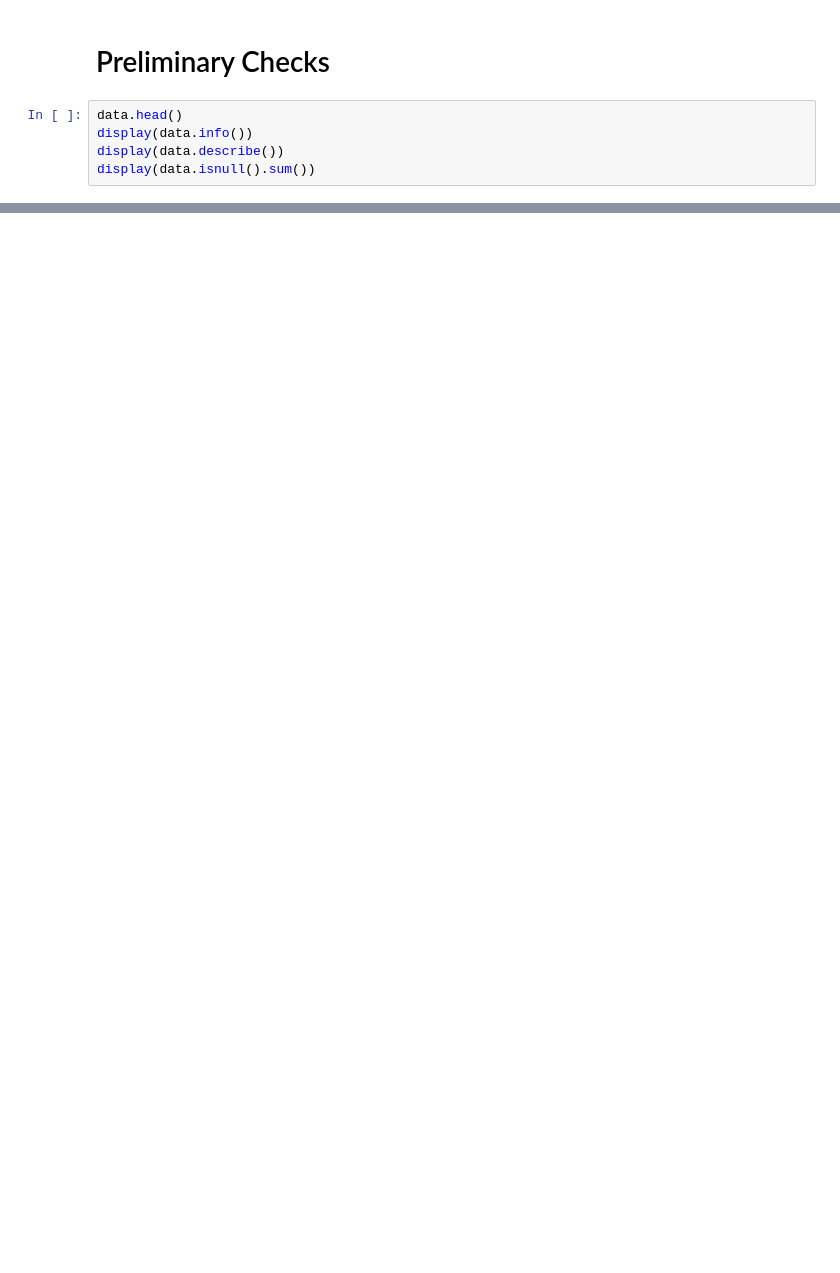
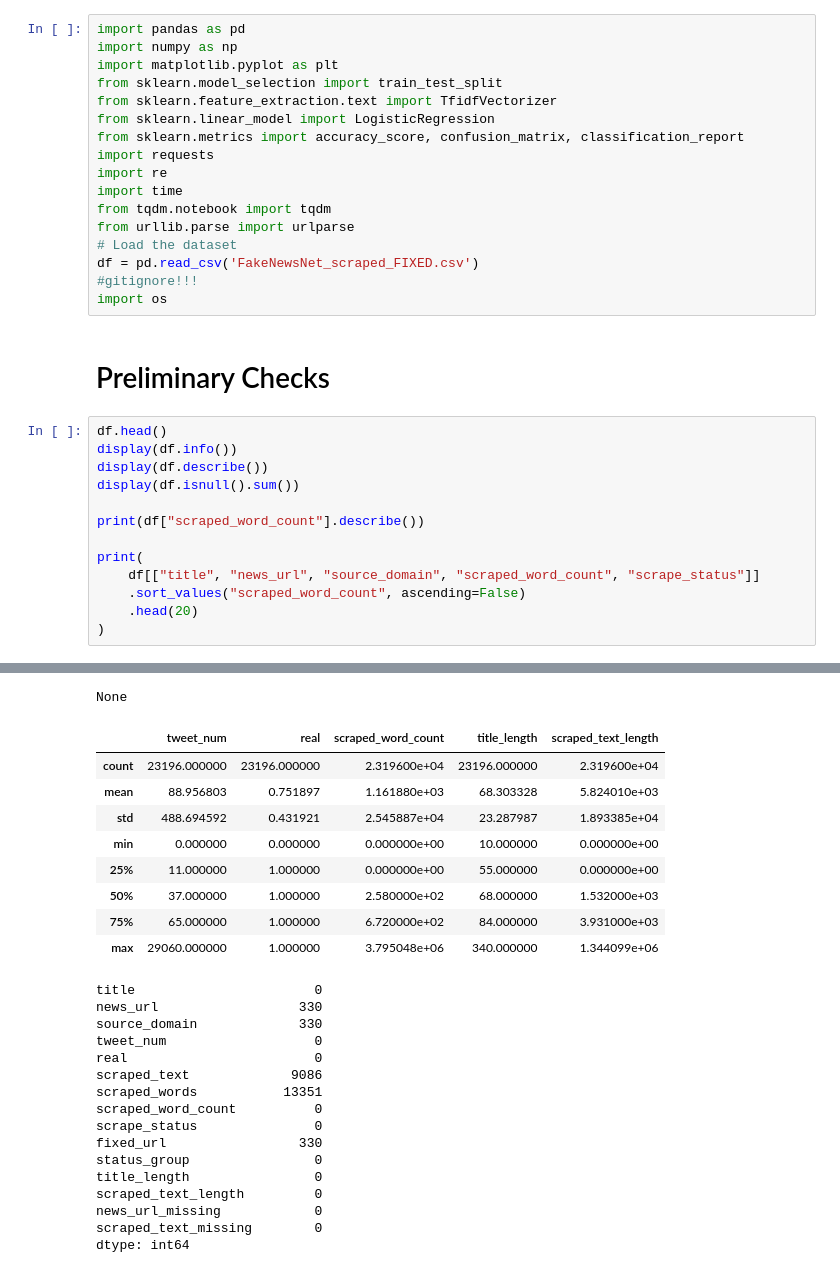
Before and after one commit to froxenfather/fakenews, a Jupyter notebook: EDA/EDA.ipynb, the cells around one changed output, grey strips where cells are left out. Saved outputs shown, nothing was run; the diff lists cells and outputs as text; blank space fills up the shorter version.

```diff
--- a/EDA/EDA.ipynb
+++ b/EDA/EDA.ipynb
@@ -21,8 +23,33 @@ ModuleNotFoundError: No module named 'pandas'
+# %%
+import pandas as pd
+import numpy as np
+import matplotlib.pyplot as plt
+from sklearn.model_selection import train_test_split
+from sklearn.feature_extraction.text import TfidfVectorizer
+from sklearn.linear_model import LogisticRegression
+from sklearn.metrics import accuracy_score, confusion_matrix, classification_report
+import requests
+import re
+import time
+from tqdm.notebook import tqdm
+from urllib.parse import urlparse
+# Load the dataset
+df = pd.read_csv('FakeNewsNet_scraped_FIXED.csv')
+#gitignore!!!
+import os
 # %% [markdown]
 # Preliminary Checks
 # %%
-data.head()
-display(data.info())
-display(data.describe())
-display(data.isnull().sum())
+df.head()
+display(df.info())
+display(df.describe())
+display(df.isnull().sum())
+
+print(df["scraped_word_count"].describe())
+
+print(
+    df[["title", "news_url", "source_domain", "scraped_word_count", "scrape_status"]]
+    .sort_values("scraped_word_count", ascending=False)
+    .head(20)
+)
 # %% [output]
@@ -29,0 +73,26 @@ NameError: name 'data' is not defined
+None
+|  | tweet_num | real | scraped_word_count | title_length | scraped_text_length |
+| count | 23196.000000 | 23196.000000 | 2.319600e+04 | 23196.000000 | 2.319600e+04 |
+| mean | 88.956803 | 0.751897 | 1.161880e+03 | 68.303328 | 5.824010e+03 |
+| std | 488.694592 | 0.431921 | 2.545887e+04 | 23.287987 | 1.893385e+04 |
+| min | 0.000000 | 0.000000 | 0.000000e+00 | 10.000000 | 0.000000e+00 |
+| 25% | 11.000000 | 1.000000 | 0.000000e+00 | 55.000000 | 0.000000e+00 |
+| 50% | 37.000000 | 1.000000 | 2.580000e+02 | 68.000000 | 1.532000e+03 |
+| 75% | 65.000000 | 1.000000 | 6.720000e+02 | 84.000000 | 3.931000e+03 |
+| max | 29060.000000 | 1.000000 | 3.795048e+06 | 340.000000 | 1.344099e+06 |
+title                       0
+news_url                  330
+source_domain             330
+tweet_num                   0
+real                        0
+scraped_text             9086
+scraped_words           13351
+scraped_word_count          0
+scrape_status               0
+fixed_url                 330
+status_group                0
+title_length                0
+scraped_text_length         0
+news_url_missing            0
+scraped_text_missing        0
+dtype: int64
```
Also changed, not shown: parts of 7 cells of this notebook, 2 other files.
